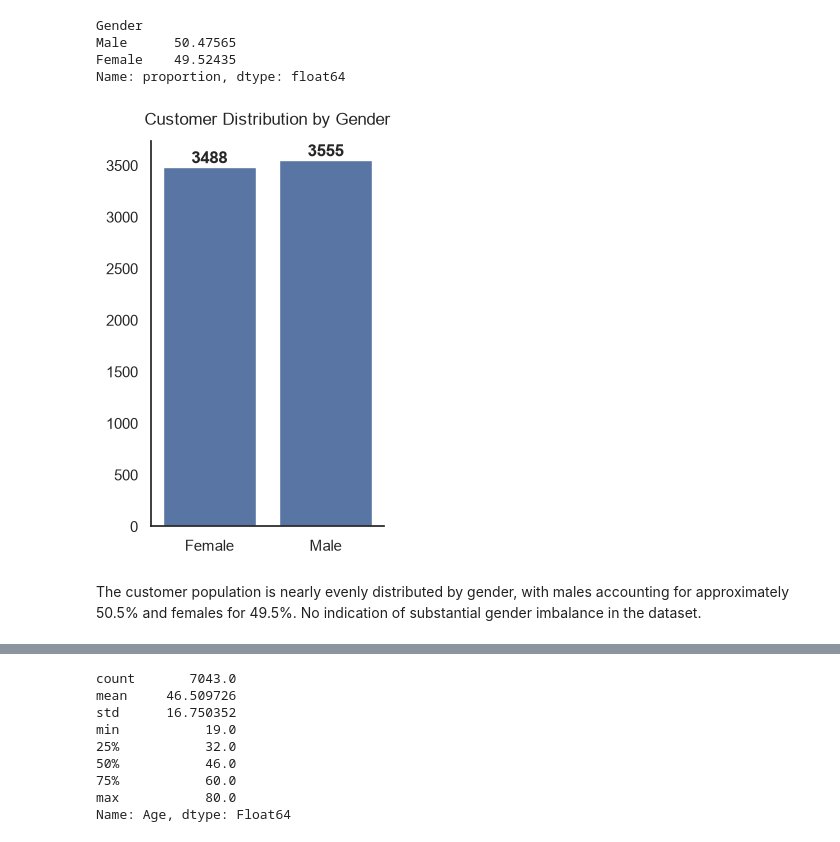
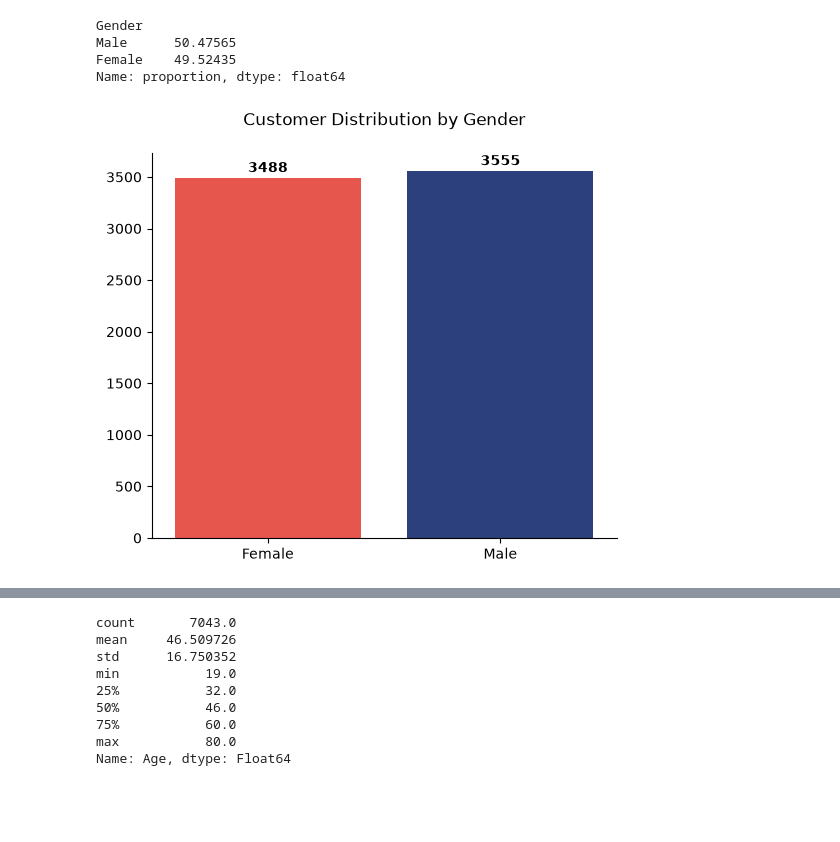
Before and after one commit to pendergataxel/telecom-customer-churn-analysis, a Jupyter notebook: notebooks/02_univariate_analysis.ipynb, the cells around one changed output, grey strips where cells are left out. Saved outputs shown, nothing was run; the diff lists cells and outputs as text; code cells hidden in the pictures; blank space fills up the shorter version.

Commit message:
Add UA for Customer Profile

```diff
--- a/notebooks/02_univariate_analysis.ipynb
+++ b/notebooks/02_univariate_analysis.ipynb
@@ -18,8 +19,6 @@ import pandas as pd
 import numpy as np
 import matplotlib.pyplot as plt
 import seaborn as sns
-# %%
-sns.set_theme(style='white', context='notebook', palette='deep')
 # %%
 # Load output from first notebook
 churn_df = pd.read_parquet('../data/processed/telecom_customer_churn_clean.parquet')
@@ -61,0 +25,10 @@ memory usage: 890.1 KB
+# %%
+colors = {
+    'blue': '#1E3A8A',
+    'berry': '#D1345B',
+    'teal': "#14B8A6",
+    'darkblue': '#263252',
+    'red': '#ff3f34'
+
+
+}
@@ -68,20 +48,28 @@ Male      50.47565
 Female    49.52435
 Name: proportion, dtype: float64
 # %%
-plt.figure(figsize=(3, 5))
+plt.figure(figsize=(6, 5))
+
 ax = sns.countplot(
-    data=churn_df,
-    x='Gender'
+    churn_df,
+    x='Gender',
+    hue='Gender',
+    dodge=False,
+    palette=[colors['red'], colors['blue']]
+
 )
 
-ax.bar_label(ax.containers[0], fontweight='bold')
+for container in ax.containers:
+    ax.bar_label(
+        container,
+        fontweight='bold',
+        padding=2
+    )
 
-plt.title('Customer Distribution by Gender', pad=12)
+plt.title('Customer Distribution by Gender', pad=20)
+plt.ylabel('')
 plt.xlabel('')
-plt.ylabel('')
 sns.despine()
 plt.show()
 # %% [output]
-[figure, old version]
+[figure, new version]
-# %% [markdown]
-The customer population is nearly evenly distributed by gender, with males accounting for approximately 50.5% and females for 49.5%. No indication of substantial gender imbalance in the dataset.
```
Also changed, not shown: parts of 58 cells of this notebook.
